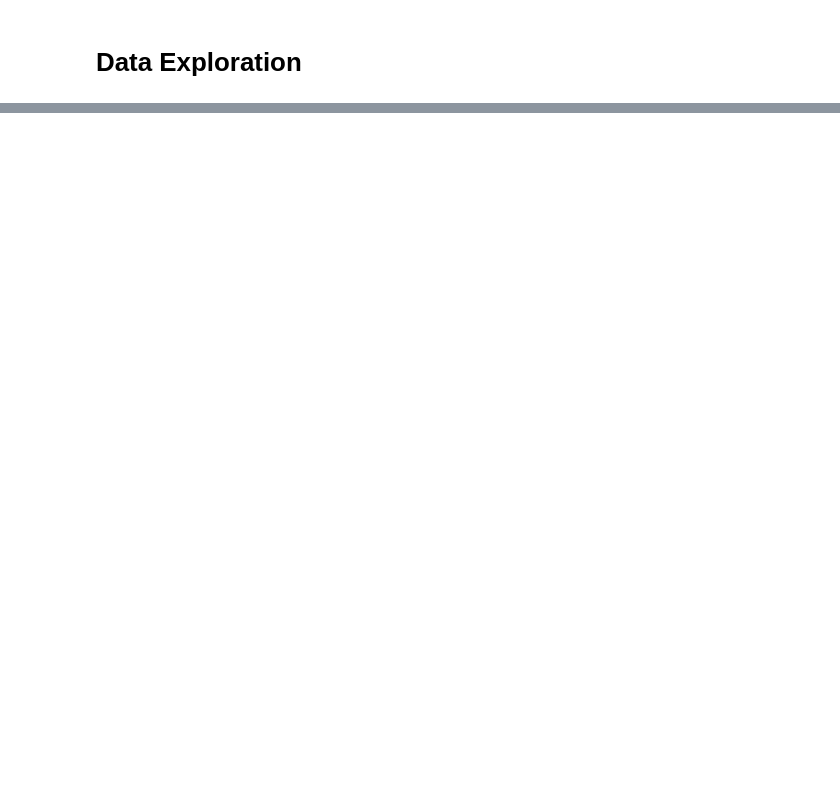
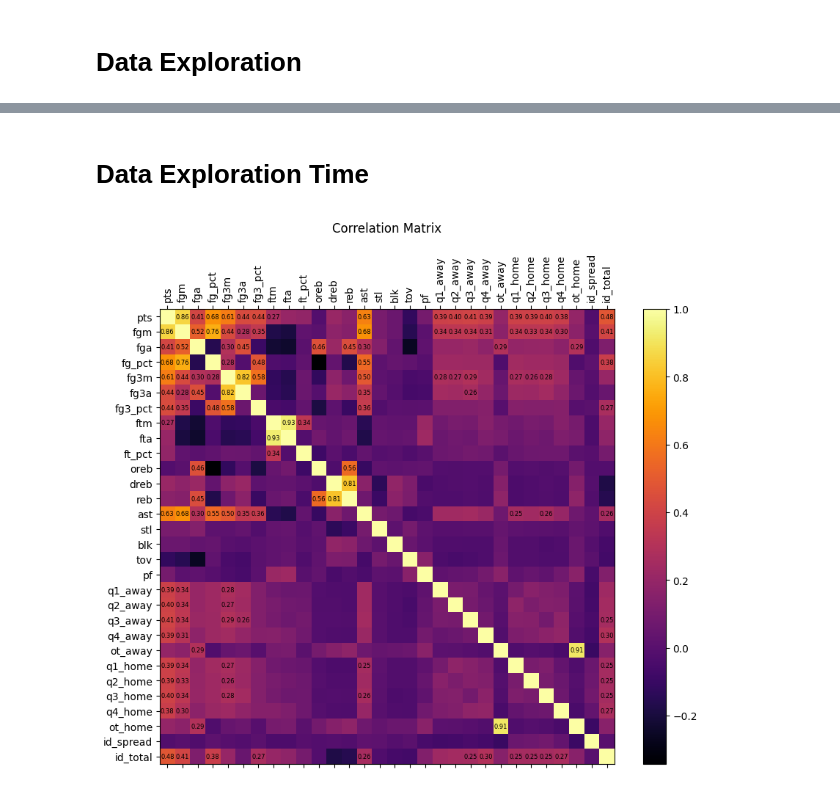
Before and after one commit to alexfruge/beat-the-books, a Jupyter notebook: src/notebooks/01_data_exploration.ipynb, the cells around one changed output, grey strips where cells are left out. Drawn from its saved outputs; the diff is of its cells as text; code cells hidden in the pictures; blank space fills up the shorter version.

```diff
--- a/src/notebooks/01_data_exploration.ipynb
+++ b/src/notebooks/01_data_exploration.ipynb
@@ -81,0 +225,67 @@ plt.show()
+# %% [markdown]
+# Data Exploration Time
+# %%
+import matplotlib.pyplot as plt
+
+df = pd.read_csv(Path("../../data/processed/nba_ALL_SEASONS_MATCHED.csv"))
+
+# Distribution of total points scored by home and away teams
+# plt.figure(figsize=(12, 5))
+# plt.subplot(1, 2, 1)
+# df['score_home'].hist(bins=30, alpha=0.7, color='blue')
+# plt.title('Home Team Score Distribution')
+# plt.xlabel('Score')
+# plt.ylabel('Frequency')
+
+# plt.subplot(1, 2, 2)
+# df['score_away'].hist(bins=30, alpha=0.7, color='orange')
+# plt.title('Away Team Score Distribution')
+# plt.xlabel('Score')
+# plt.ylabel('Frequency')
+# plt.tight_layout()
+# plt.show()
+
+# Average points per season
+# season_avg = df.groupby('season')[['score_home', 'score_away']].mean()
+# season_avg.plot(kind='line', figsize=(10, 6))
+# plt.title('Average Points per Season')
+# plt.xlabel('Season')
+# plt.ylabel('Average Points')
+# plt.show()
+
+# Spread distribution
+# plt.figure(figsize=(8, 5))
+# df['spread'].hist(bins=int(df['spread'].max()), color='green', alpha=0.7)
+# plt.axvline(df['spread'].mean(), color='red', linestyle='dashed', linewidth=2, label=f'Mean: {df["spread"].mean():.2f}')
+# plt.legend()
+# plt.title('Spread Distribution')
+# plt.xlabel('Spread')
+# plt.ylabel('Frequency')
+# plt.show()
+
+# Correlation between spread and actual score difference
+# df['score_diff'] = df['score_home'] - df['score_away']
+# plt.figure(figsize=(8, 5))
+# plt.scatter(df['spread'], df['score_diff'], alpha=0.5)
+# plt.title('Spread vs. Actual Score Difference')
+# plt.xlabel('Spread')
+# plt.ylabel('Actual Score Difference')
+# plt.show()
+
+# Correlation matrix
+plt.figure(figsize=(10, 8))
+corr = df[ ['pts','fgm','fga','fg_pct','fg3m','fg3a','fg3_pct','ftm','fta','ft_pct',
+            'oreb','dreb','reb','ast','stl','blk','tov','pf','q1_away','q2_away','q3_away',
+            'q4_away','ot_away','q1_home','q2_home','q3_home','q4_home','ot_home','id_spread','id_total']].corr()
+plt.matshow(corr, fignum=1, cmap='inferno')
+plt.xticks(range(len(corr.columns)), corr.columns, rotation=90)
+plt.yticks(range(len(corr.columns)), corr.columns)
+for (i, col1) in enumerate(corr.columns):
+    for (j, col2) in enumerate(corr.columns):
+        if corr.iloc[i, j] > 0.25 and i != j:
+            plt.text(j, i, f"{corr.iloc[i, j]:.2f}", va='center', ha='center', color='black', fontsize=6)
+plt.colorbar()
+plt.title('Correlation Matrix', pad=20)
+plt.show()
+# %% [output]
+[figure, added]
```
Also changed, not shown: parts of 13 cells of this notebook, 1 other file.
